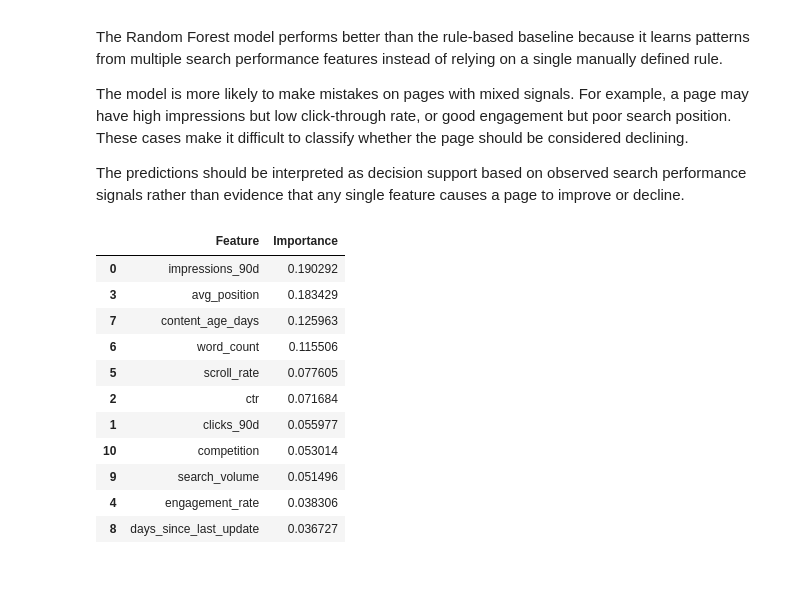
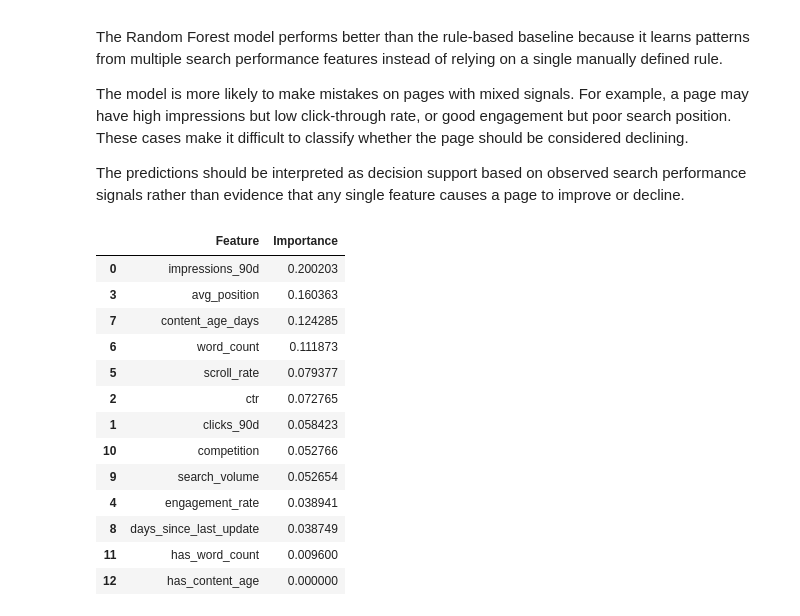
Before and after one commit to jennifer-algabre/flyrank-ml-internship, a Jupyter notebook: work/notebooks/w05_model.ipynb, the cells around one changed output. Drawn from its saved outputs; the diff is of its cells as text; code cells hidden in the pictures; blank space fills up the shorter version.

```diff
--- a/work/notebooks/w05_model.ipynb
+++ b/work/notebooks/w05_model.ipynb
@@ -68,0 +42,27 @@ Number of features: 11
+# %%
+# Create prediction label (if not already created)
+df["label"] = (df["trend_direction"] == "down").astype(int)
+
+# Missing-value indicator features
+df["has_word_count"] = df["word_count"].notna().astype(int)
+df["has_content_age"] = df["content_age_days"].notna().astype(int)
+
+# Treat avg_position = 0 as missing
+df["avg_position"] = df["avg_position"].replace(0, np.nan)
+
+# Feature matrix
+X = df[features].copy()
+
+# Median imputation
+for col in X.columns:
+    X[col] = X[col].fillna(X[col].median())
+
+# Add missing-value indicators
+X["has_word_count"] = df["has_word_count"]
+X["has_content_age"] = df["has_content_age"]
+
+# Target
+y = df["label"]
+
+print("Number of pages:", len(df))
+print("Number of features:", X.shape[1])
@@ -135,25 +138,29 @@ The predictions should be interpreted as decision support based on observed sear
 # %%
 # Feature importance
 
+feature_names = X.columns
+
 importance = pd.DataFrame({
-    "Feature": features,
+    "Feature": feature_names,
     "Importance": model.feature_importances_
 }).sort_values("Importance", ascending=False)
 
 importance
 # %% [output]
 |  | Feature | Importance |
-| 0 | impressions_90d | 0.190292 |
-| 3 | avg_position | 0.183429 |
-| 7 | content_age_days | 0.125963 |
-| 6 | word_count | 0.115506 |
-| 5 | scroll_rate | 0.077605 |
-| 2 | ctr | 0.071684 |
-| 1 | clicks_90d | 0.055977 |
-| 10 | competition | 0.053014 |
-| 9 | search_volume | 0.051496 |
-| 4 | engagement_rate | 0.038306 |
-| 8 | days_since_last_update | 0.036727 |
+| 0 | impressions_90d | 0.200203 |
+| 3 | avg_position | 0.160363 |
+| 7 | content_age_days | 0.124285 |
+| 6 | word_count | 0.111873 |
+| 5 | scroll_rate | 0.079377 |
+| 2 | ctr | 0.072765 |
+| 1 | clicks_90d | 0.058423 |
+| 10 | competition | 0.052766 |
+| 9 | search_volume | 0.052654 |
+| 4 | engagement_rate | 0.038941 |
+| 8 | days_since_last_update | 0.038749 |
+| 11 | has_word_count | 0.009600 |
+| 12 | has_content_age | 0.000000 |
 # %%
 import matplotlib.pyplot as plt
 
```
Also changed, not shown: parts of 6 cells of this notebook.
